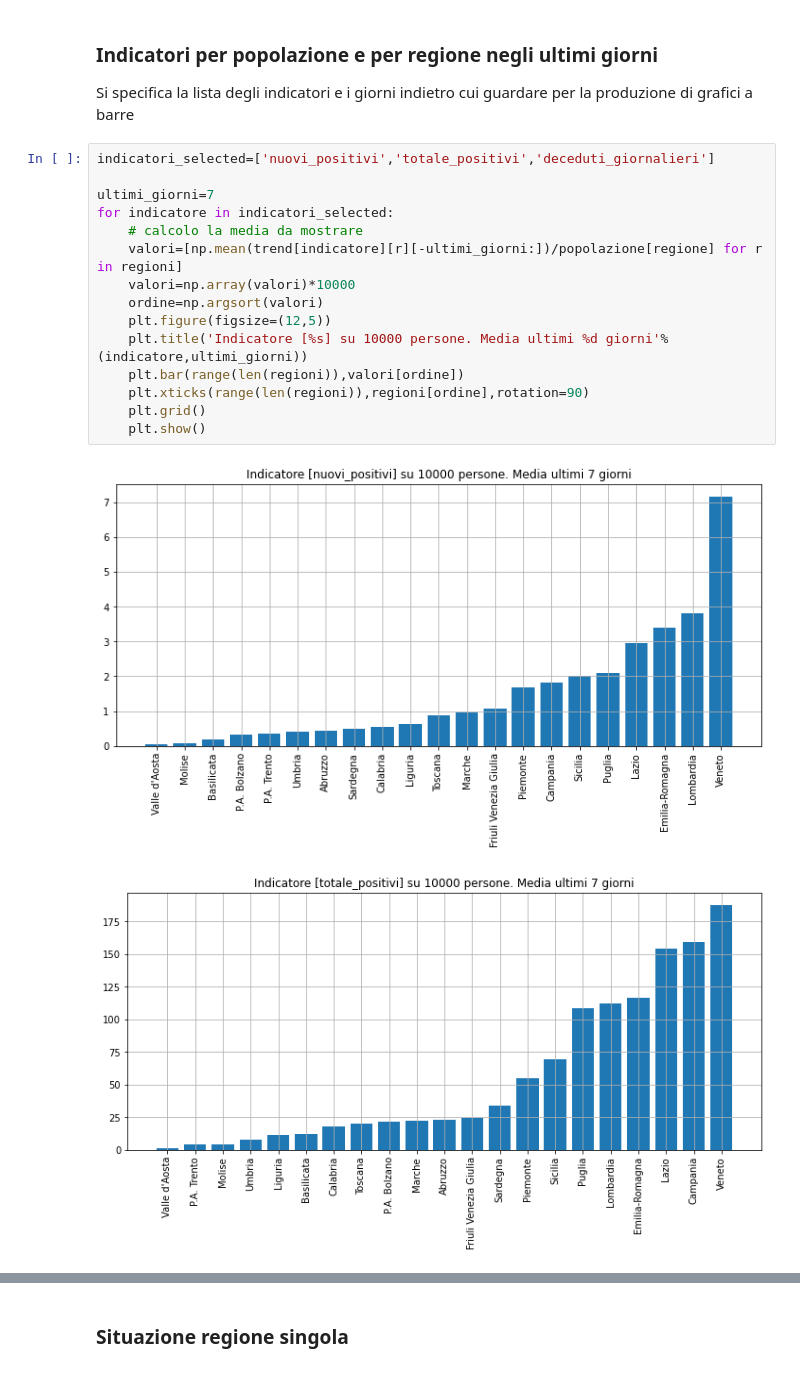
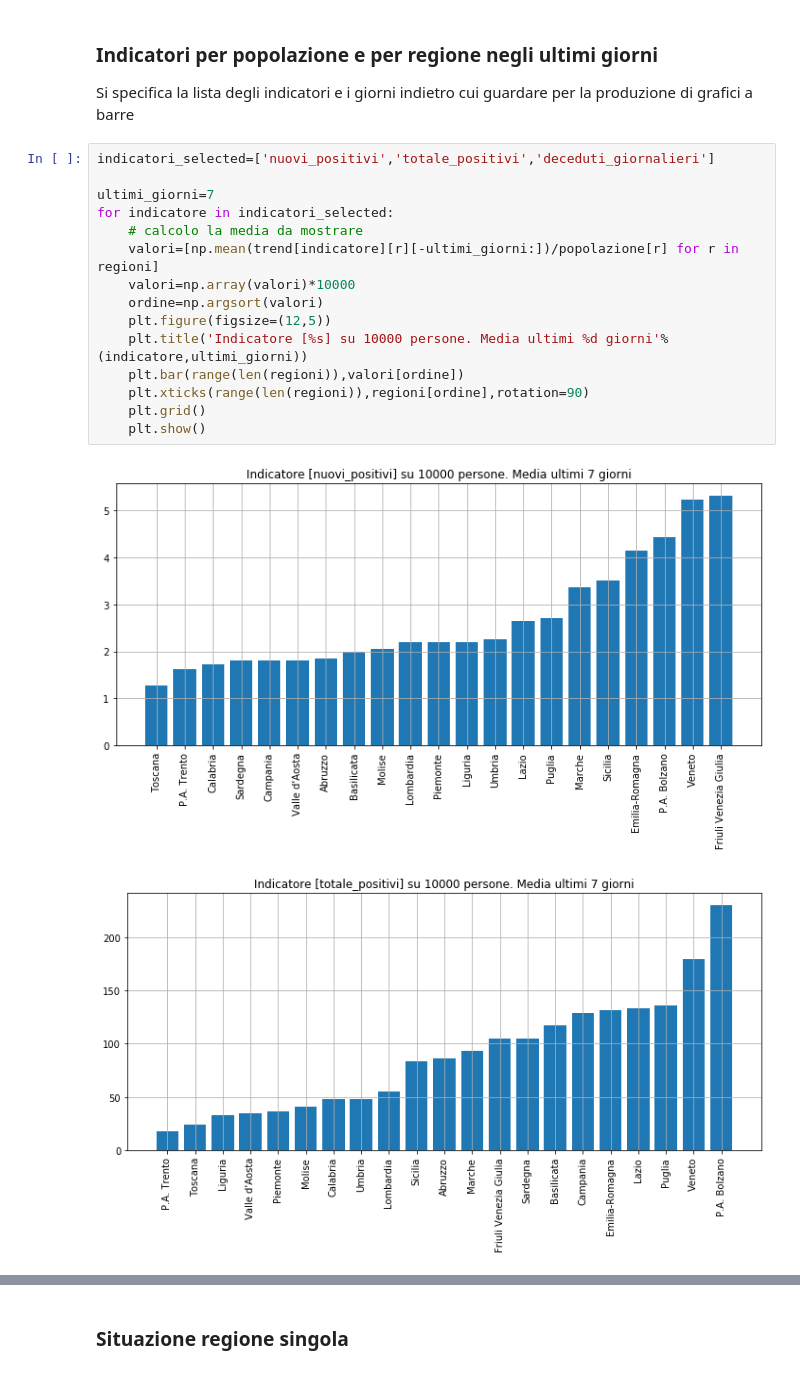
Before and after one commit to taracchi/covid, a Jupyter notebook: analisi_infetti.ipynb, the cells around one changed output, grey strips where cells are left out. Drawn from its saved outputs; the diff is of its cells as text.

```diff
--- a/analisi_infetti.ipynb
+++ b/analisi_infetti.ipynb
@@ -188,18 +188,18 @@ Si specifica la lista degli indicatori e i giorni indietro cui guardare per la p
 # %%
 indicatori_selected=['nuovi_positivi','totale_positivi','deceduti_giornalieri']
 
 ultimi_giorni=7
 for indicatore in indicatori_selected:
     # calcolo la media da mostrare
-    valori=[np.mean(trend[indicatore][r][-ultimi_giorni:])/popolazione[regione] for r in regioni]
+    valori=[np.mean(trend[indicatore][r][-ultimi_giorni:])/popolazione[r] for r in regioni]
     valori=np.array(valori)*10000
     ordine=np.argsort(valori)
     plt.figure(figsize=(12,5))
     plt.title('Indicatore [%s] su 10000 persone. Media ultimi %d giorni'%(indicatore,ultimi_giorni))
     plt.bar(range(len(regioni)),valori[ordine])
     plt.xticks(range(len(regioni)),regioni[ordine],rotation=90)
     plt.grid()
     plt.show()
 # %% [output]
-[figure, old version]
+[figure, new version]
-[figure, old version]
+[figure, new version]
```
Also changed, not shown: parts of 20 cells of this notebook, 14 other files.
